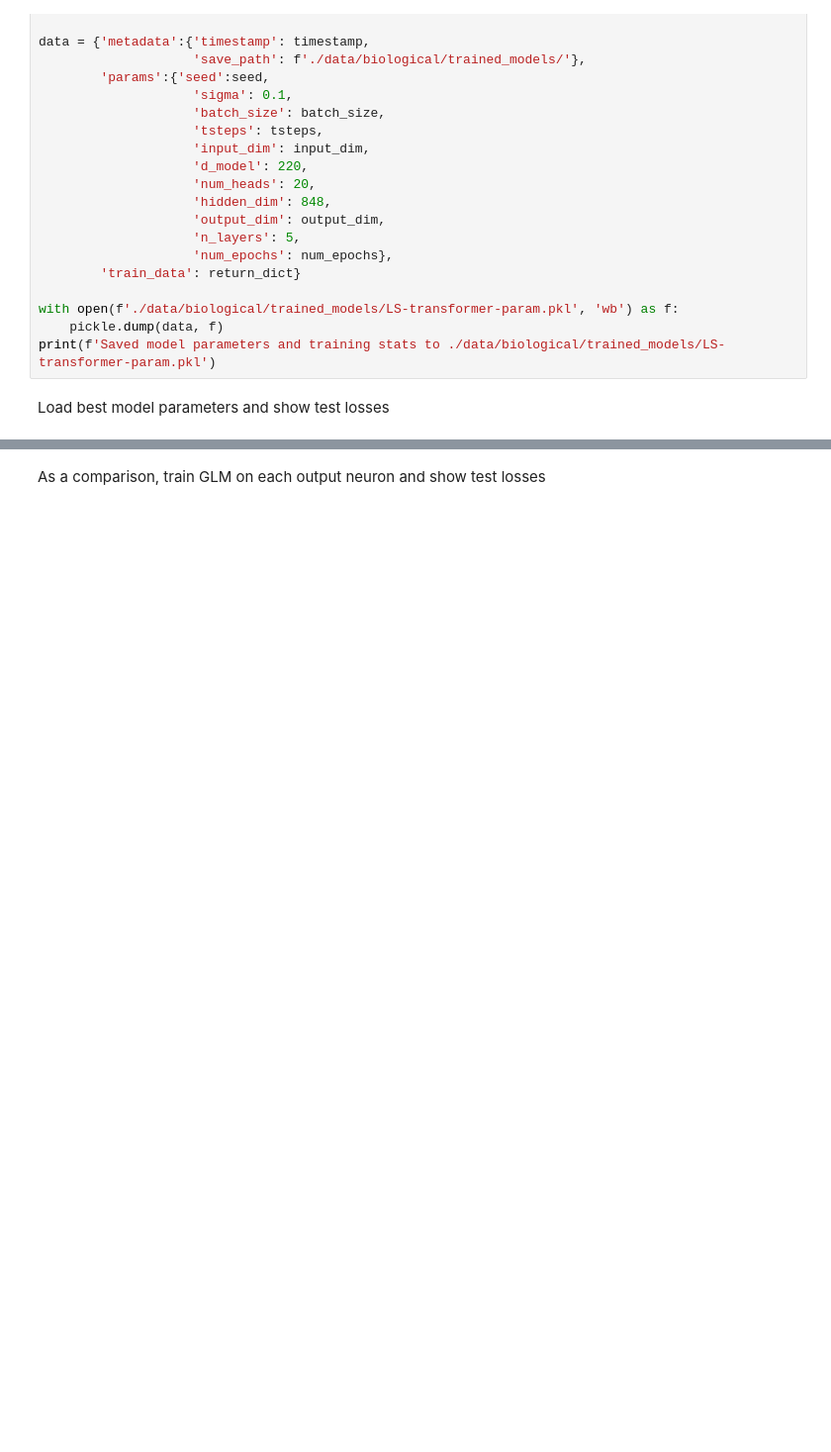
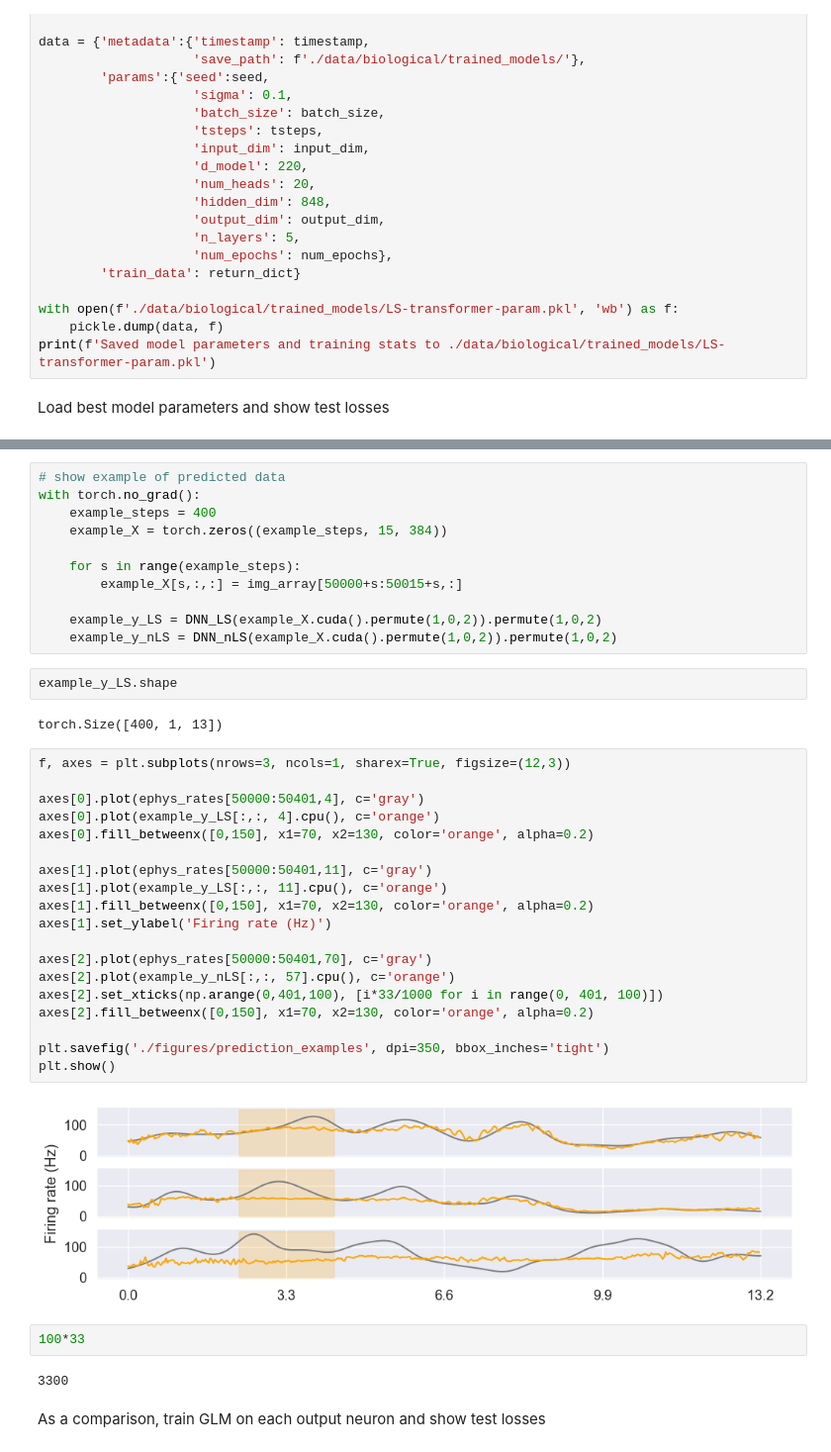
Before and after one commit to cngzlsh/approx_brain, a Jupyter notebook: poster.ipynb, the cells around one changed output, grey strips where cells are left out. Shown at 99% size. Cells and saved outputs as stored; diff of their text form; blank space fills up the shorter version.

Commit message:
updated prediction

```diff
--- a/poster.ipynb
+++ b/poster.ipynb
@@ -332,3 +340,43 @@ Transformer prediction for non-stim stim MSE loss:  tensor(167.2906)
+# %%
+# show example of predicted data
+with torch.no_grad():
+    example_steps = 400
+    example_X = torch.zeros((example_steps, 15, 384))
+
+    for s in range(example_steps):
+        example_X[s,:,:] = img_array[50000+s:50015+s,:]
+
+    example_y_LS = DNN_LS(example_X.cuda().permute(1,0,2)).permute(1,0,2)
+    example_y_nLS = DNN_nLS(example_X.cuda().permute(1,0,2)).permute(1,0,2)
+# %%
+example_y_LS.shape
+# %% [output]
+torch.Size([400, 1, 13])
+# %%
+f, axes = plt.subplots(nrows=3, ncols=1, sharex=True, figsize=(12,3))
+
+axes[0].plot(ephys_rates[50000:50401,4], c='gray')
+axes[0].plot(example_y_LS[:,:, 4].cpu(), c='orange')
+axes[0].fill_betweenx([0,150], x1=70, x2=130, color='orange', alpha=0.2)
+
+axes[1].plot(ephys_rates[50000:50401,11], c='gray')
+axes[1].plot(example_y_LS[:,:, 11].cpu(), c='orange')
+axes[1].fill_betweenx([0,150], x1=70, x2=130, color='orange', alpha=0.2)
+axes[1].set_ylabel('Firing rate (Hz)')
+
+axes[2].plot(ephys_rates[50000:50401,70], c='gray')
+axes[2].plot(example_y_nLS[:,:, 57].cpu(), c='orange')
+axes[2].set_xticks(np.arange(0,401,100), [i*33/1000 for i in range(0, 401, 100)])
+axes[2].fill_betweenx([0,150], x1=70, x2=130, color='orange', alpha=0.2)
+
+plt.savefig('./figures/prediction_examples', dpi=350, bbox_inches='tight')
+plt.show()
+# %% [output]
+[figure, added]
+# %%
+100*33
+# %% [output]
+3300
 # %% [markdown]
 As a comparison, train GLM on each output neuron and show test losses
 # %%
```
Also changed, not shown: parts of 9 cells of this notebook, 1 other file.
